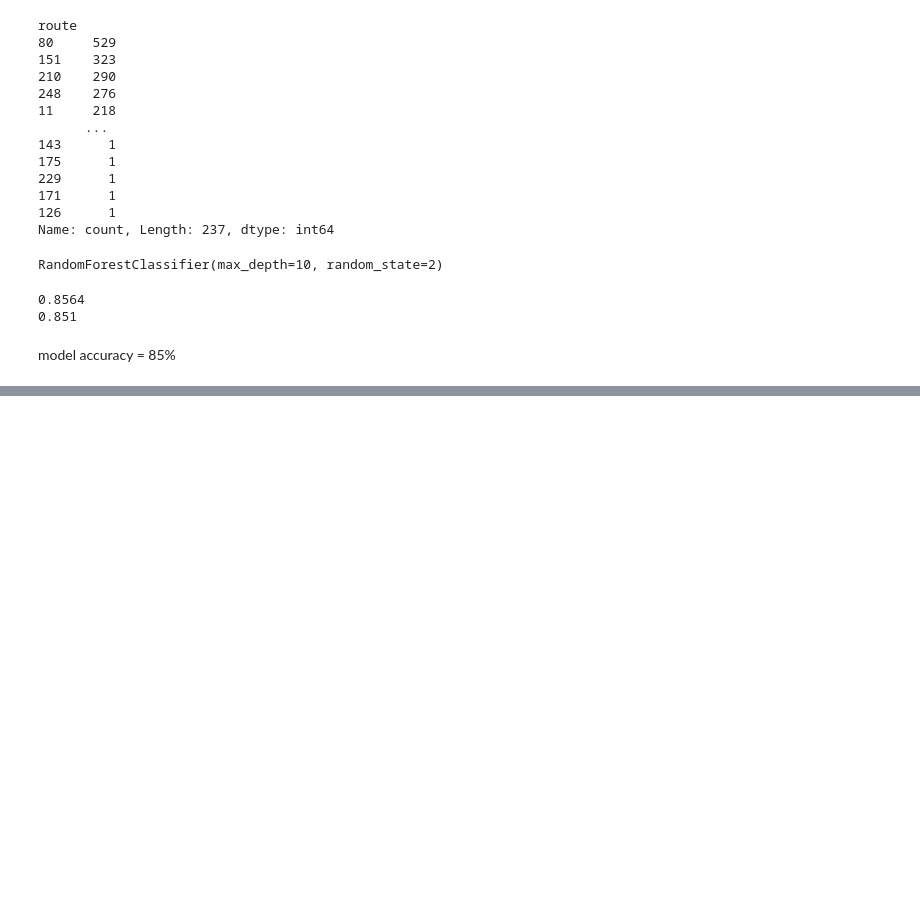
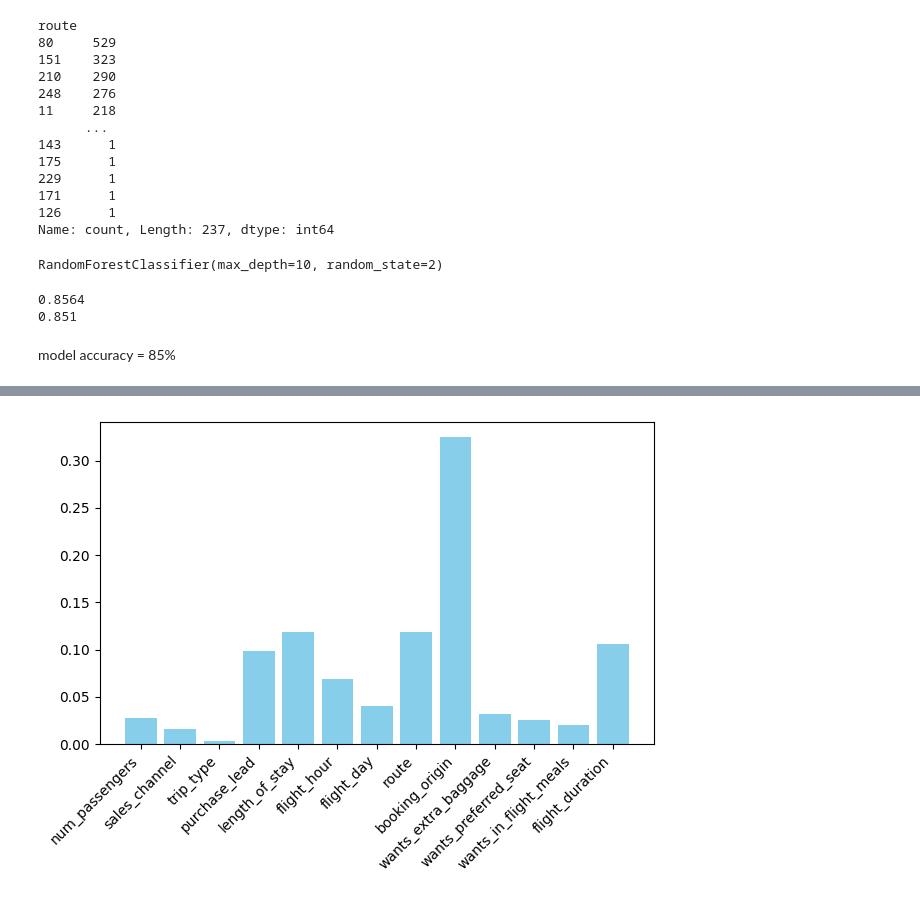
Before and after one commit to AbhiramAnanthu/customer-prediction, a Jupyter notebook: book_prediction.ipynb, the cells around one changed output, grey strips where cells are left out. Cells and saved outputs as stored; diff of their text form; code cells hidden in the pictures; blank space fills up the shorter version.

Commit message:
feature analysis

```diff
--- a/book_prediction.ipynb
+++ b/book_prediction.ipynb
@@ -288,0 +292,9 @@ Feature Importances: [0.02765748 0.01646592 0.00289323 0.09822496 0.1181723  0.0
+# %%
+feature_importance = model.feature_importances_
+features_name = X_train.columns.tolist()
+features_name
+feature_analysis = pd.DataFrame()
+feature_analysis['feature_names'] = features_name
+feature_analysis
+feature_analysis['score'] = feature_importance
+feature_analysis
@@ -288,0 +316,11 @@ Feature Importances: [0.02765748 0.01646592 0.00289323 0.09822496 0.1181723  0.0
+# %%
+plt.bar(feature_analysis['feature_names'],feature_analysis['score'],color="skyblue")
+plt.xlabel = "features"
+plt.ylabel = "Scores"
+plt.title = "feature analysis"
+plt.xticks(rotation=45,ha="right")
+
+plt.tight_layout()
+plt.show()
+# %% [output]
+[figure, added]
```
Also changed, not shown: parts of 3 cells of this notebook.
